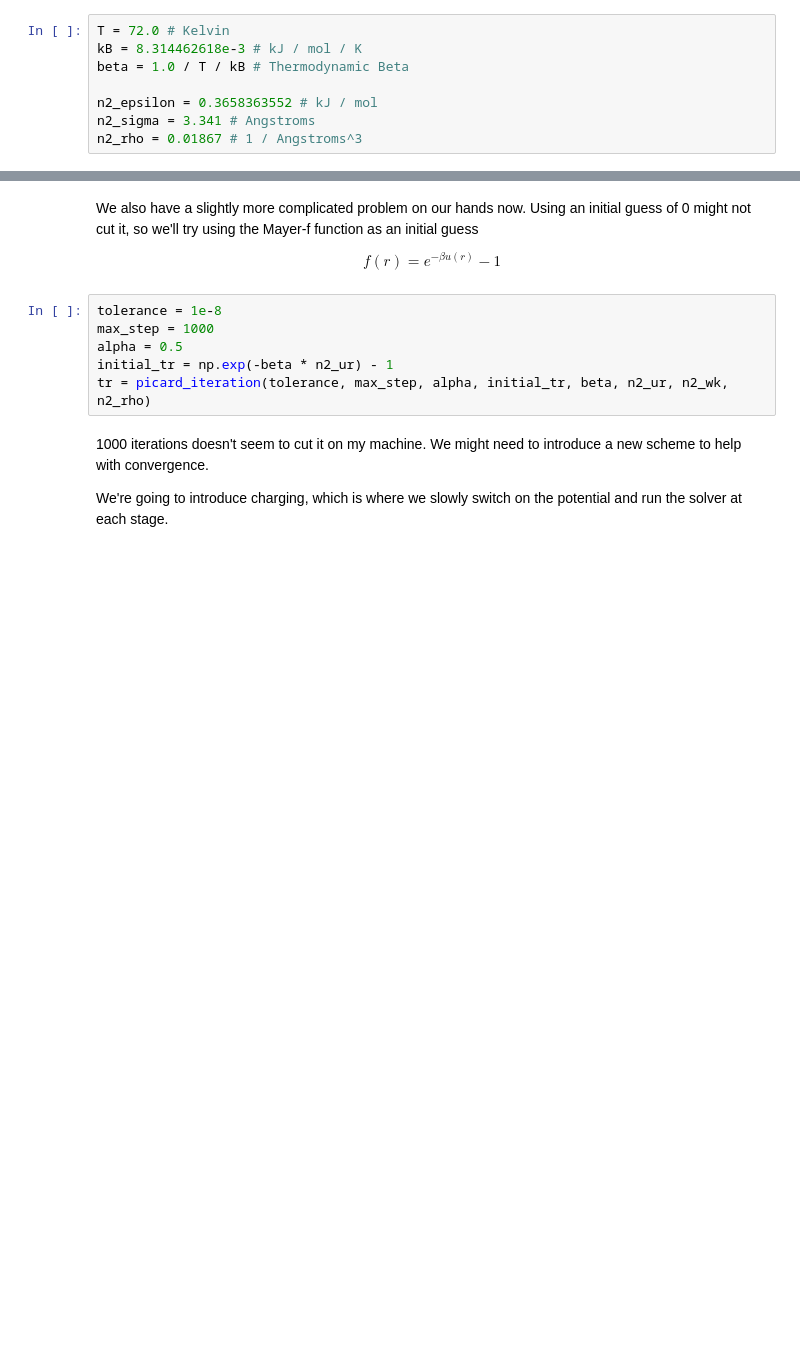
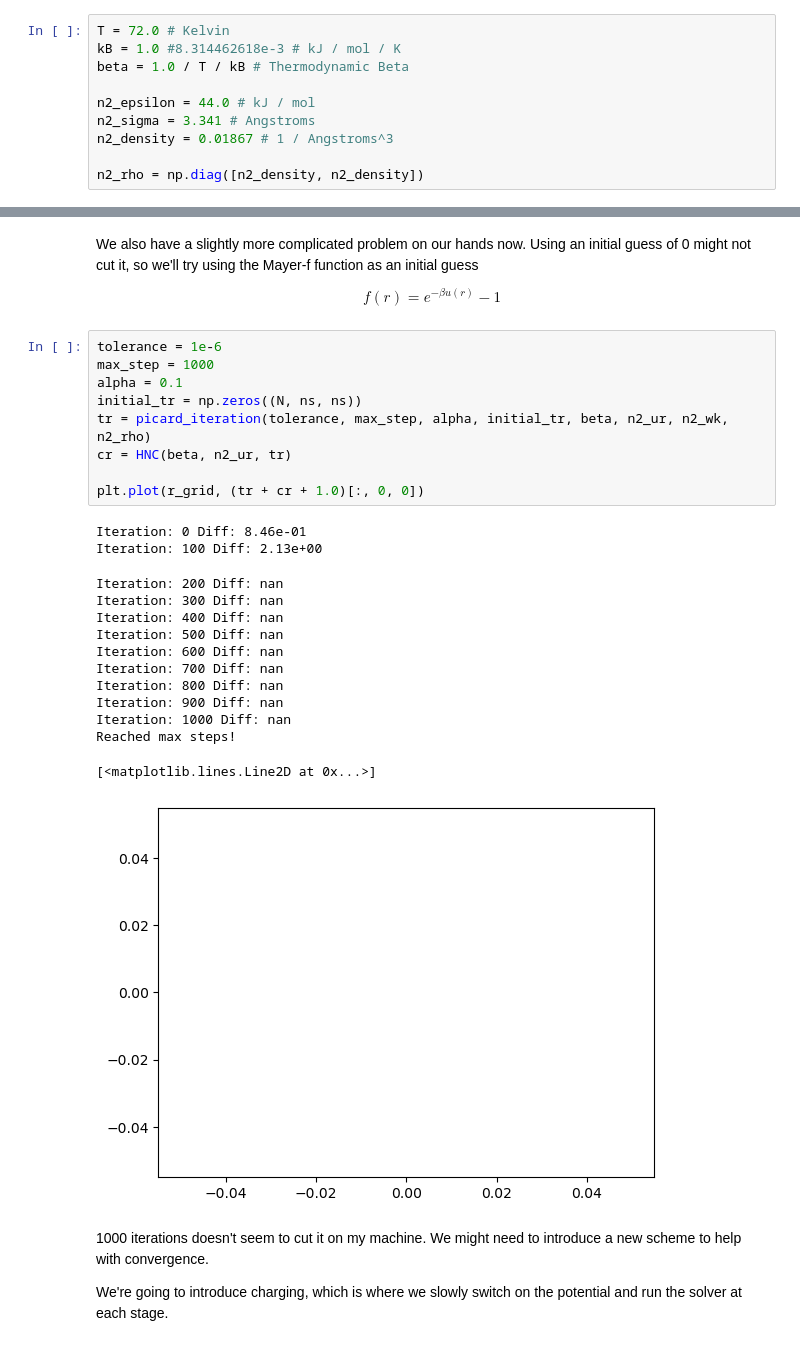
Before and after one commit to 2AUK/RISM_tutorial, a Jupyter notebook: RISM_tutorial.ipynb, the cells around one changed output, grey strips where cells are left out. Cells and saved outputs as stored; diff of their text form; blank space fills up the shorter version.

```diff
--- a/RISM_tutorial.ipynb
+++ b/RISM_tutorial.ipynb
@@ -211,12 +252,14 @@ We want to look at more than just simple Lennard-Jones fluids. We can consider a
 Lets define the parameters, system and units.
 # %%
 T = 72.0 # Kelvin
-kB = 8.314462618e-3 # kJ / mol / K
+kB = 1.0 #8.314462618e-3 # kJ / mol / K
 beta = 1.0 / T / kB # Thermodynamic Beta
 
-n2_epsilon = 0.3658363552 # kJ / mol
+n2_epsilon = 44.0 # kJ / mol
 n2_sigma = 3.341 # Angstroms
-n2_rho = 0.01867 # 1 / Angstroms^3
+n2_density = 0.01867 # 1 / Angstroms^3
+
+n2_rho = np.diag([n2_density, n2_density])
 # %% [markdown]
 Notice that we've defined a bond length here. We need this for computing the $\omega(k)$.
 
@@ -327,11 +385,29 @@ We also have a slightly more complicated problem on our hands now. Using an init
 
 $$ f(r) = e^{-\beta u(r)} - 1 $$
 # %%
-tolerance = 1e-8
+tolerance = 1e-6
 max_step = 1000
-alpha = 0.5
-initial_tr = np.exp(-beta * n2_ur) - 1
+alpha = 0.1
+initial_tr = np.zeros((N, ns, ns))
 tr = picard_iteration(tolerance, max_step, alpha, initial_tr, beta, n2_ur, n2_wk, n2_rho)
+cr = HNC(beta, n2_ur, tr)
+
+plt.plot(r_grid, (tr + cr + 1.0)[:, 0, 0])
+# %% [output]
+Iteration: 0 Diff: 8.46e-01
+Iteration: 100 Diff: 2.13e+00
+Iteration: 200 Diff: nan
+Iteration: 300 Diff: nan
+Iteration: 400 Diff: nan
+Iteration: 500 Diff: nan
+Iteration: 600 Diff: nan
+Iteration: 700 Diff: nan
+Iteration: 800 Diff: nan
+Iteration: 900 Diff: nan
+Iteration: 1000 Diff: nan
+Reached max steps!
+[<matplotlib.lines.Line2D at 0x...>]
+[figure, added]
 # %% [markdown]
 1000 iterations doesn't seem to cut it on my machine. We might need to introduce a new scheme to help with convergence.
 
```
Also changed, not shown: parts of 11 cells of this notebook, 1 other file.
